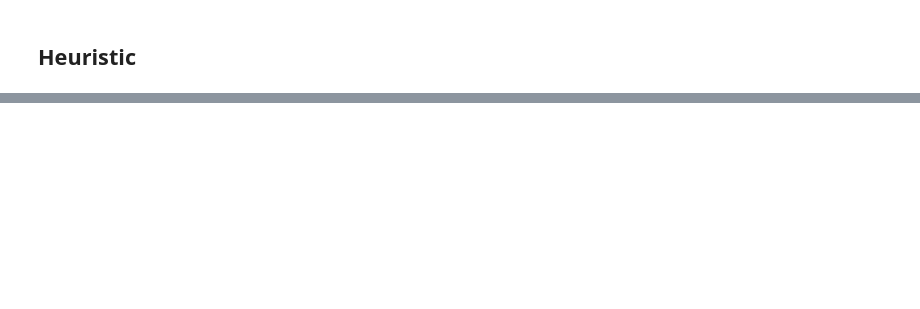
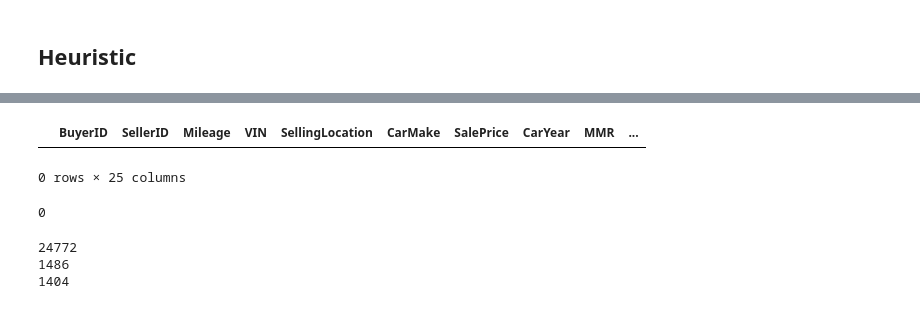
Before and after one commit to stharrold/demo, a Jupyter notebook: demo/app_predict/examples/example_app_predict_dev.ipynb, the cells around one changed output, grey strips where cells are left out. Cells and saved outputs as stored; diff of their text form; code cells hidden in the pictures; blank space fills up the shorter version.

```diff
--- a/demo/app_predict/examples/example_app_predict_dev.ipynb
+++ b/demo/app_predict/examples/example_app_predict_dev.ipynb
@@ -159,4 +159,4 @@ df.head()
 | 4 | 351757 | 434202 | 54133 | 1GNKVGED4BJ301146 | SVAA | CHEVROLET | 17800 | 2011 | 18050 | ... |
 5 rows × 25 columns
 # %%
-df_backup = df.copy()
+df_orig = df.copy()
@@ -346,0 +477,20 @@ len(df)/2
+# %%
+transactions_affected
+# %% [output]
+|  | BuyerID | SellerID | Mileage | VIN | SellingLocation | CarMake | SalePrice | CarYear | MMR | ... |
+0 rows × 25 columns
+# %%
+sum(tfmask)
+# %% [output]
+0
+# %%
+test = df_test.loc[df_test['SaleDate'] > df_train['SaleDate'].max()]
+print(len(test))
+test = test.loc[df_test['BuyerID'].isin(buyers_prohibited)]
+print(len(test))
+test = test.loc[test['DSEligible'] == 1]
+print(len(test))
+# %% [output]
+24772
+1486
+1404
```
Also changed, not shown: parts of 17 cells of this notebook, 2 other files.
